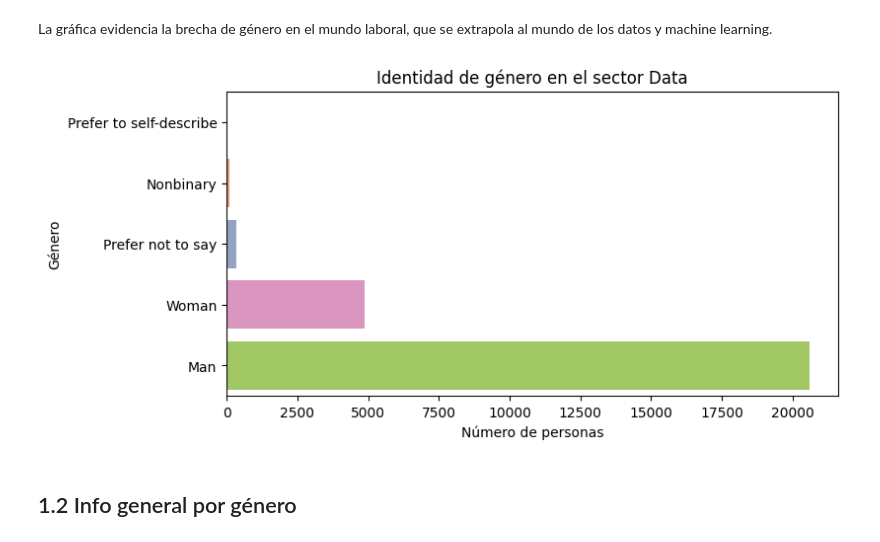
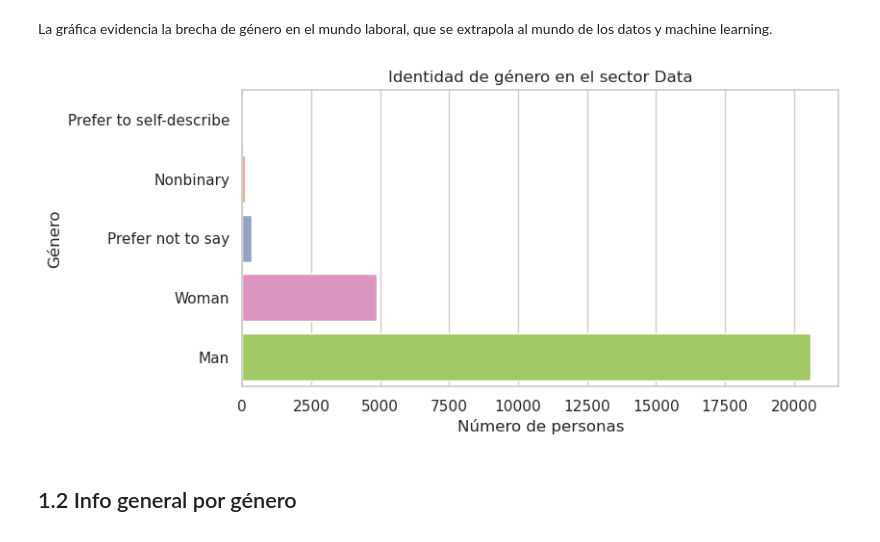
Before and after one commit to Adalab/project2-da-promo-c-modulo-2-team4, a Jupyter notebook: 04- Preguntas/4.1. Pregunta1.ipynb, the cells around one changed output. Saved outputs shown, nothing was run; the diff lists cells and outputs as text; code cells hidden in the pictures.

```diff
--- a/04- Preguntas/4.1. Pregunta1.ipynb
+++ b/04- Preguntas/4.1. Pregunta1.ipynb
@@ -71,17 +73,18 @@ La gráfica evidencia la brecha de género en el mundo laboral, que se extrapola
 df_genero = df.q2_genero.value_counts().reset_index()
 # %%
 plt.figure(figsize=(8,4), dpi=100)
+sns.set_theme(style="whitegrid")# grid
 sns.barplot( y = "index" , x= "q2_genero" ,
             data=df_genero ,
             palette = 'Set2',
             order= ['Prefer to self-describe','Nonbinary','Prefer not to say', 'Woman','Man'])
 plt.title('Identidad de género en el sector Data')
 plt.xlabel('Número de personas') # definir el nombre del eje X
 plt.ylabel('Género'); # definir el nombre del eje Y
 plt.savefig("graficas/01-Identidad-genero.png")
 plt.show();
 # %% [output]
-[figure, old version]
+[figure, new version]
 # %% [markdown]
 ## 1.2 Info general por género
 # %%
```
Also changed, not shown: parts of 13 cells of this notebook, 13 other files.
